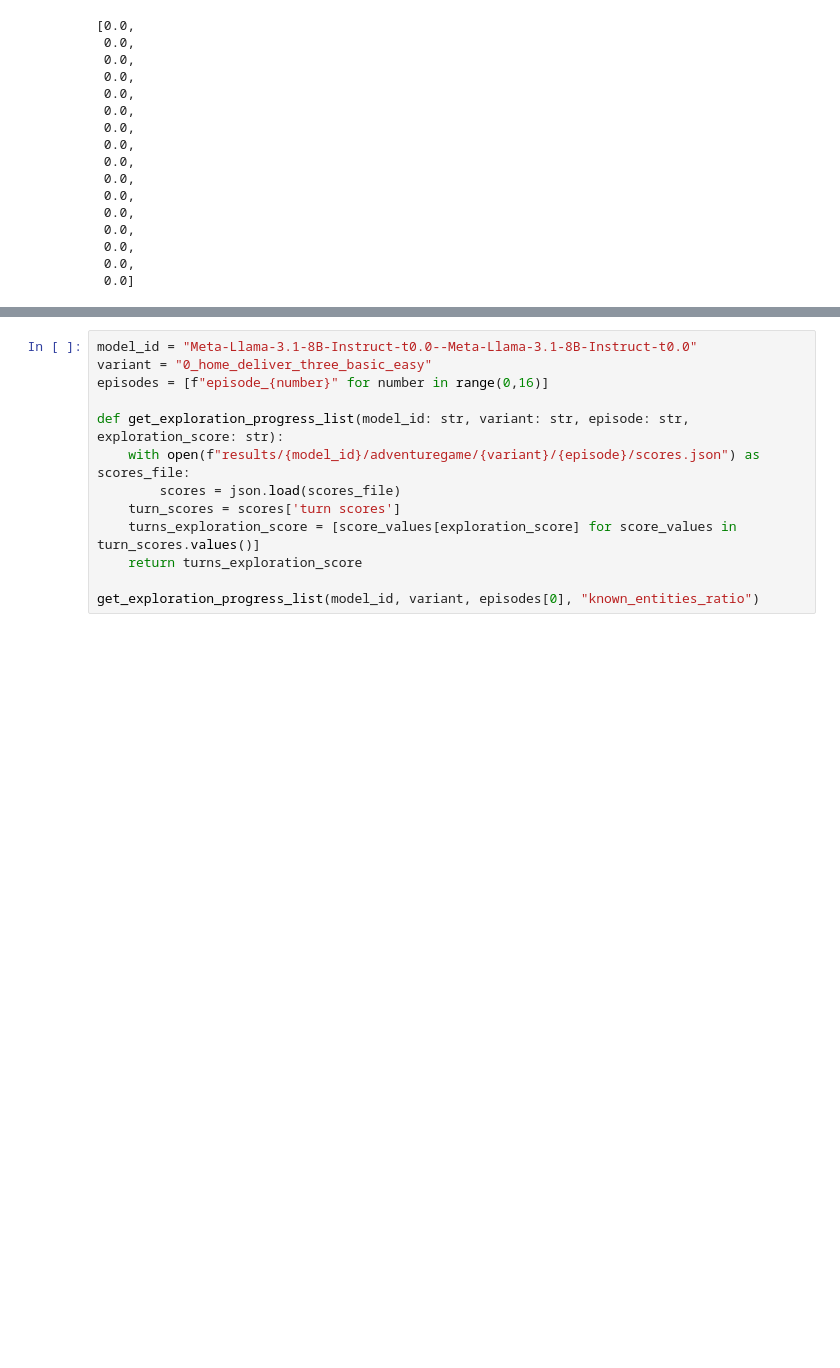
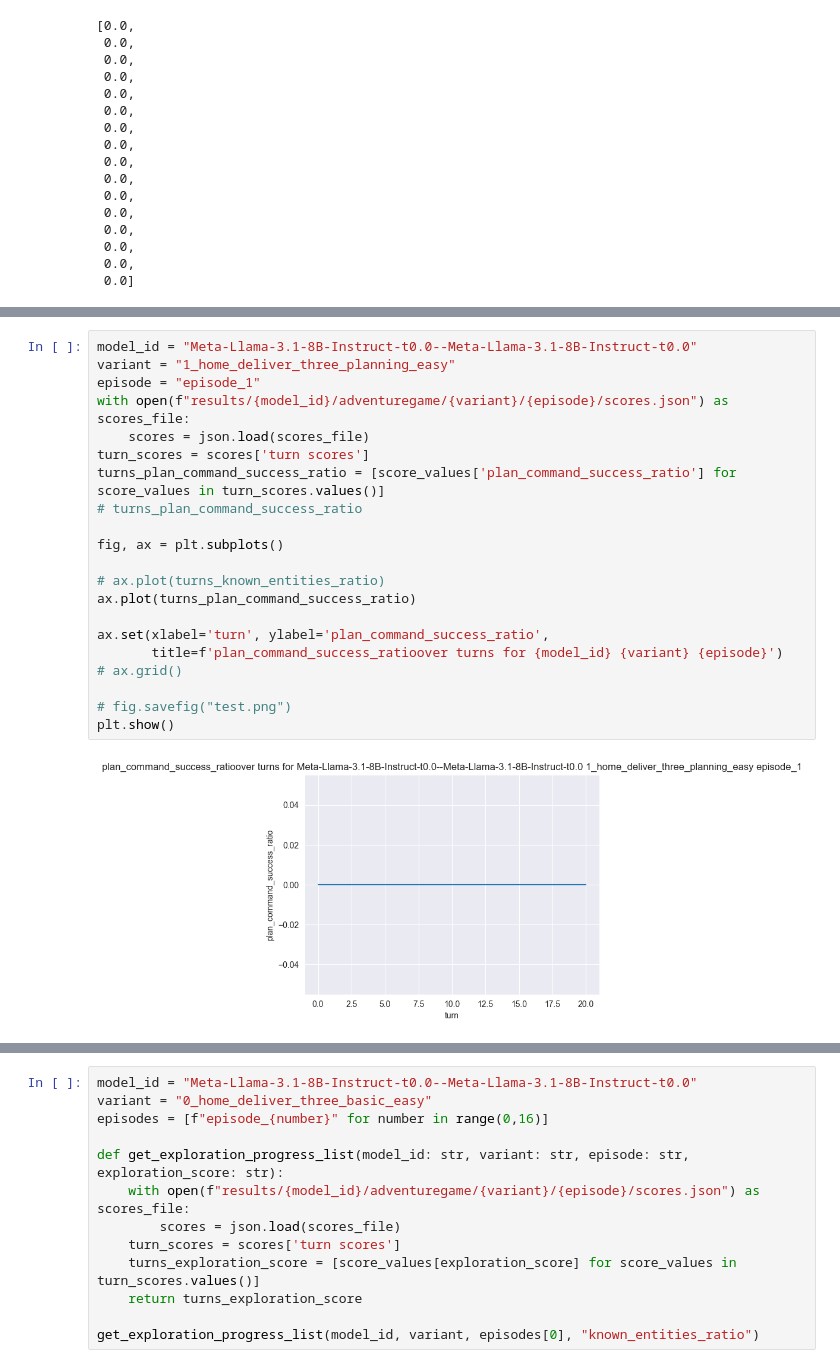
Before and after one commit to jmccardle/AdventureClemGame, a Jupyter notebook: adventuregame_eval.ipynb, the cells around one changed output, grey strips where cells are left out. Drawn from its saved outputs; the diff is of its cells as text; blank space fills up the shorter version.

Commit message:
Eval/plotting work; Fix plan execution action success check, now properly checks action processing return action_info dict for fail_type key

```diff
--- a/adventuregame_eval.ipynb
+++ b/adventuregame_eval.ipynb
@@ -915,0 +916,23 @@ plt.show()
+# %%
+model_id = "Meta-Llama-3.1-8B-Instruct-t0.0--Meta-Llama-3.1-8B-Instruct-t0.0"
+variant = "1_home_deliver_three_planning_easy"
+episode = "episode_1"
+with open(f"results/{model_id}/adventuregame/{variant}/{episode}/scores.json") as scores_file:
+    scores = json.load(scores_file)
+turn_scores = scores['turn scores']
+turns_plan_command_success_ratio = [score_values['plan_command_success_ratio'] for score_values in turn_scores.values()]
+# turns_plan_command_success_ratio
+
+fig, ax = plt.subplots()
+
+# ax.plot(turns_known_entities_ratio)
+ax.plot(turns_plan_command_success_ratio)
+
+ax.set(xlabel='turn', ylabel='plan_command_success_ratio',
+       title=f'plan_command_success_ratioover turns for {model_id} {variant} {episode}')
+# ax.grid()
+
+# fig.savefig("test.png")
+plt.show()
+# %% [output]
+[figure, added]
```
Also changed, not shown: parts of 4 cells of this notebook, 1 other file.
